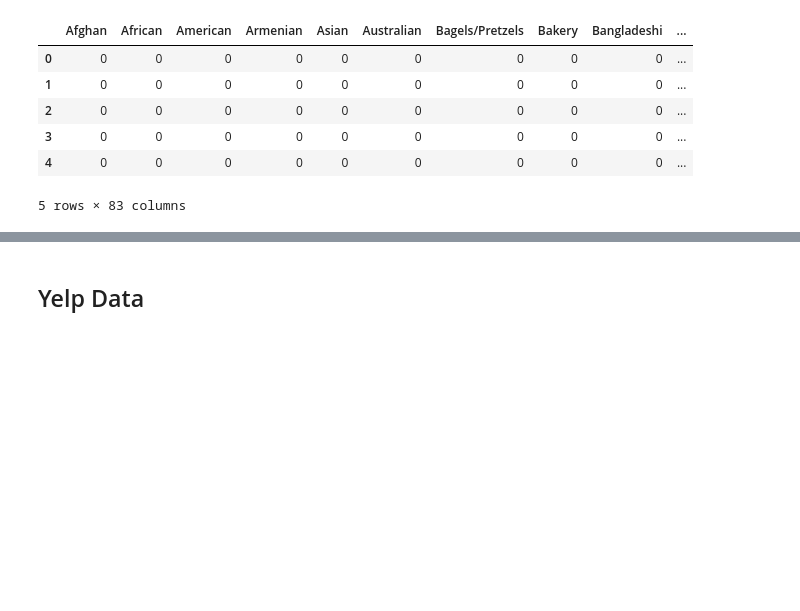
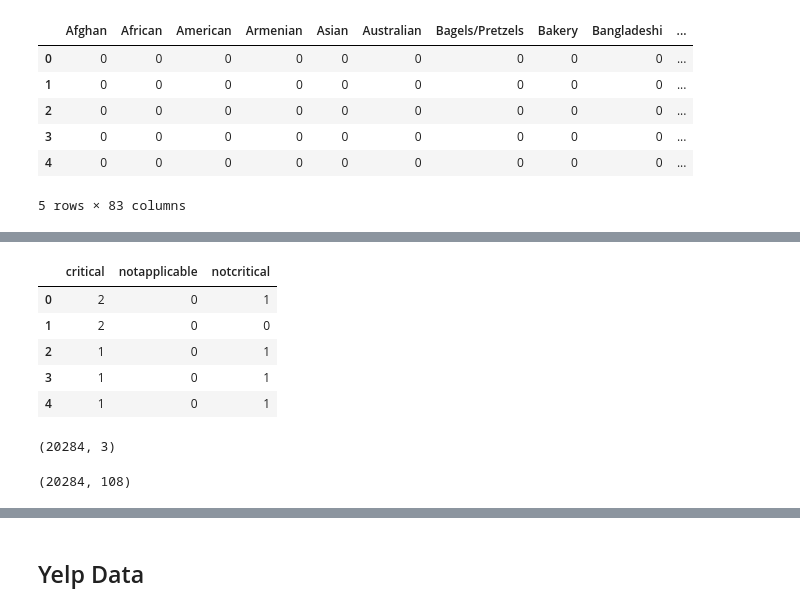
Before and after one commit to xvila/McNulty, a Jupyter notebook: data_processing.ipynb, the cells around one changed output, grey strips where cells are left out. Cells and saved outputs as stored; diff of their text form; code cells hidden in the pictures; blank space fills up the shorter version.

```diff
--- a/data_processing.ipynb
+++ b/data_processing.ipynb
@@ -601,3 +606,20 @@ criticalDF.drop('not applicable',axis=1,inplace=
+# %%
+critDF.head()
+# %% [output]
+|  | critical | notapplicable | notcritical |
+| 0 | 2 | 0 | 1 |
+| 1 | 2 | 0 | 0 |
+| 2 | 1 | 0 | 1 |
+| 3 | 1 | 0 | 1 |
+| 4 | 1 | 0 | 1 |
+# %%
+critDF.shape
+# %% [output]
+(20284, 3)
+# %%
+uniqueDF.shape
+# %% [output]
+(20284, 108)
 # %%
 uniqueDF.drop('critical',axis=1,inplace=True)
 # %%
```
Also changed, not shown: parts of 75 cells of this notebook.
